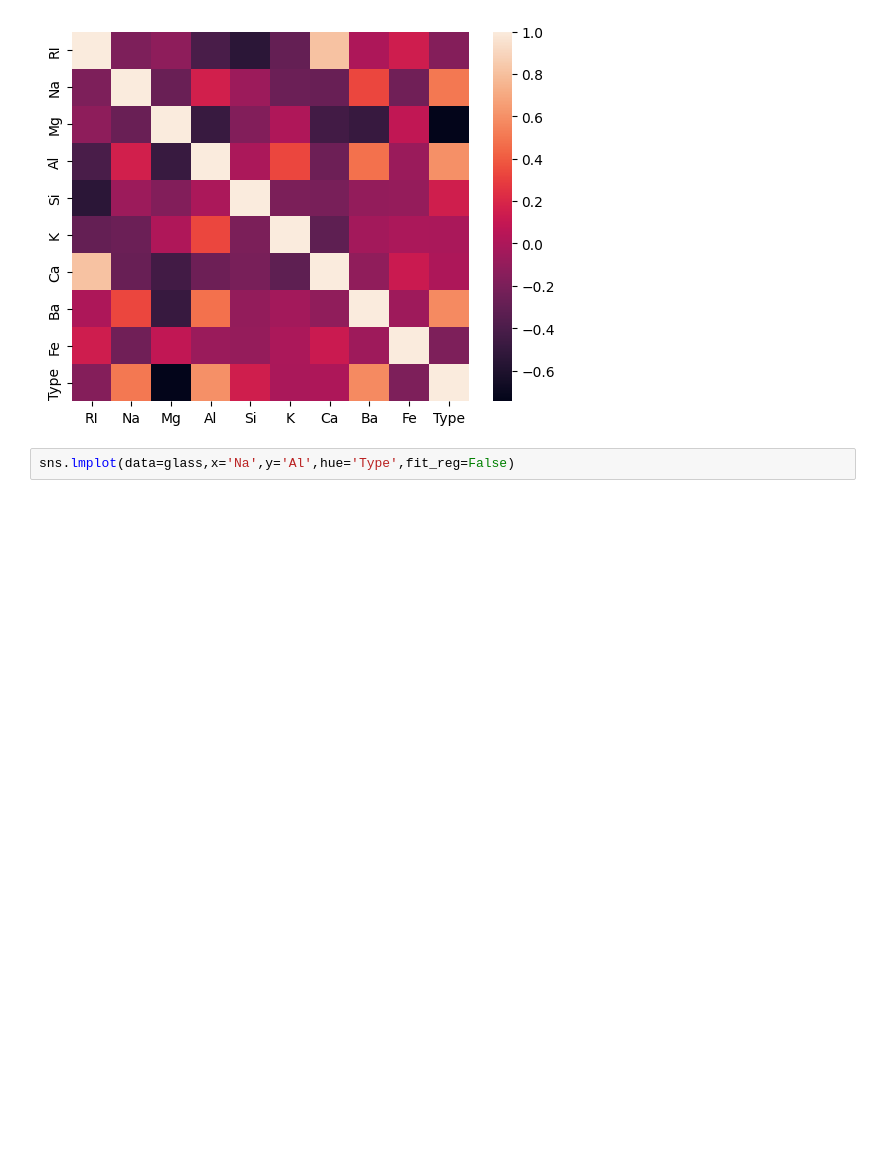
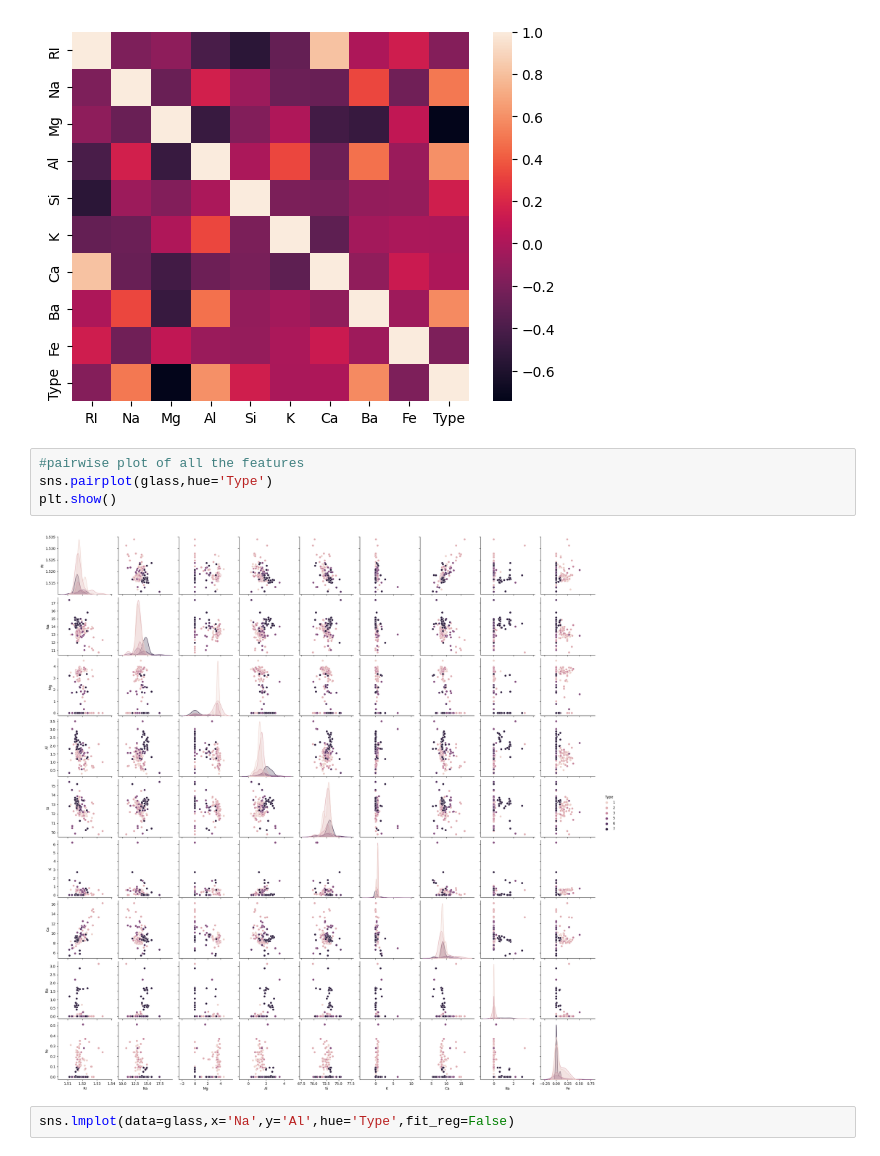
Before and after one commit to bhanupriya9916/bhanu121998, a Jupyter notebook: KNN.ipynb, the cells around one changed output. Drawn from its saved outputs; the diff is of its cells as text; blank space fills up the shorter version.

```diff
--- a/KNN.ipynb
+++ b/KNN.ipynb
@@ -89,6 +91,12 @@ sns.heatmap(corr)
 # %% [output]
 <Axes: >
 [figure]
+# %%
+#pairwise plot of all the features
+sns.pairplot(glass,hue='Type')
+plt.show()
+# %% [output]
+[figure, added]
 # %%
 sns.lmplot(data=glass,x='Na',y='Al',hue='Type',fit_reg=False)
 # %% [output]
```
Also changed, not shown: parts of 20 cells of this notebook.
